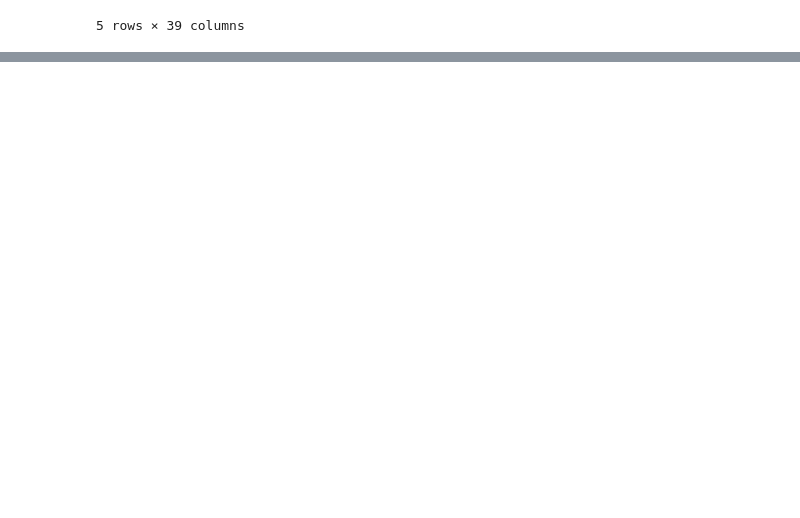
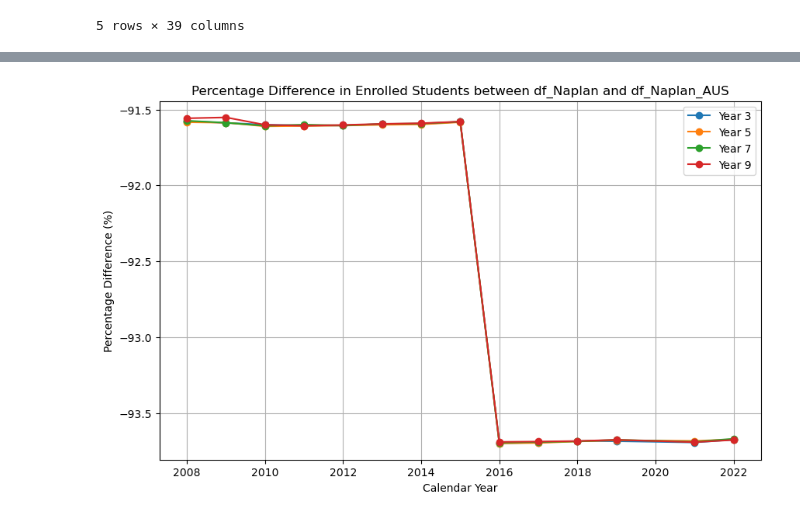
Before and after one commit to BillieOdelle/Project4_NAPLAN_STUDENT_ACHIEVEMENT, a Jupyter notebook: project trial_Python.ipynb, the cells around one changed output, grey strips where cells are left out. Drawn from its saved outputs; the diff is of its cells as text; code cells hidden in the pictures; blank space fills up the shorter version.

```diff
--- a/project trial_Python.ipynb
+++ b/project trial_Python.ipynb
@@ -96,0 +181,4 @@ df_Naplan_copy = df_Naplan.copy()
+# %%
+# Loading data
+df_Naplan_AUS = pd.read_csv("Naplan_results_AUS.csv")
+df_Naplan_AUS.head(5)
@@ -96,0 +279,22 @@ df_Naplan_copy = df_Naplan.copy()
+# %%
+# Calculate percentage difference function
+def calculate_percentage_difference(enrolled, participation):
+    return ((participation - enrolled) / enrolled) * 100
+
+# Calculate percentage difference for each domain and year level
+percentage_diff_3_AUS = calculate_percentage_difference(Group_Yr3_Dom_AUS, Group_Yr3_PartNum_AUS)
+percentage_diff_5_AUS = calculate_percentage_difference(Group_Yr5_Dom_AUS, Group_Yr5_PartNum_AUS)
+percentage_diff_7_AUS = calculate_percentage_difference(Group_Yr7_Dom_AUS, Group_Yr7_PartNum_AUS)
+percentage_diff_9_AUS = calculate_percentage_difference(Group_Yr9_Dom_AUS, Group_Yr9_PartNum_AUS)
+
+# Create a DataFrame to store the percentage differences
+percentage_difference_data_AUS = pd.DataFrame({
+    "Domain": Group_Yr3_Dom.index,
+    "Year 3": percentage_diff_3.values,
+    "Year 5": percentage_diff_5.values,
+    "Year 7": percentage_diff_7.values,
+    "Year 9": percentage_diff_9.values
+})
+
+# Display the DataFrame
+print(percentage_difference_data_AUS)
@@ -96,0 +371,20 @@ df_Naplan_copy = df_Naplan.copy()
+# %%
+# Create a line graph
+plt.figure(figsize=(10, 6))
+
+# Plot the percentage differences for each year level
+plt.plot(percentage_difference_data.index, percentage_difference_data['Year 3'], marker='o', label='Year 3')
+plt.plot(percentage_difference_data.index, percentage_difference_data['Year 5'], marker='o', label='Year 5')
+plt.plot(percentage_difference_data.index, percentage_difference_data['Year 7'], marker='o', label='Year 7')
+plt.plot(percentage_difference_data.index, percentage_difference_data['Year 9'], marker='o', label='Year 9')
+
+plt.xlabel('Calendar Year')
+plt.ylabel('Percentage Difference (%)')
+plt.title('Percentage Difference in Enrolled Students between df_Naplan and df_Naplan_AUS')
+plt.legend()
+plt.grid(True)
+
+# Display the line graph
+plt.show()
+# %% [output]
+[figure, added]
```
Also changed, not shown: parts of 37 cells of this notebook, 4 other files.
